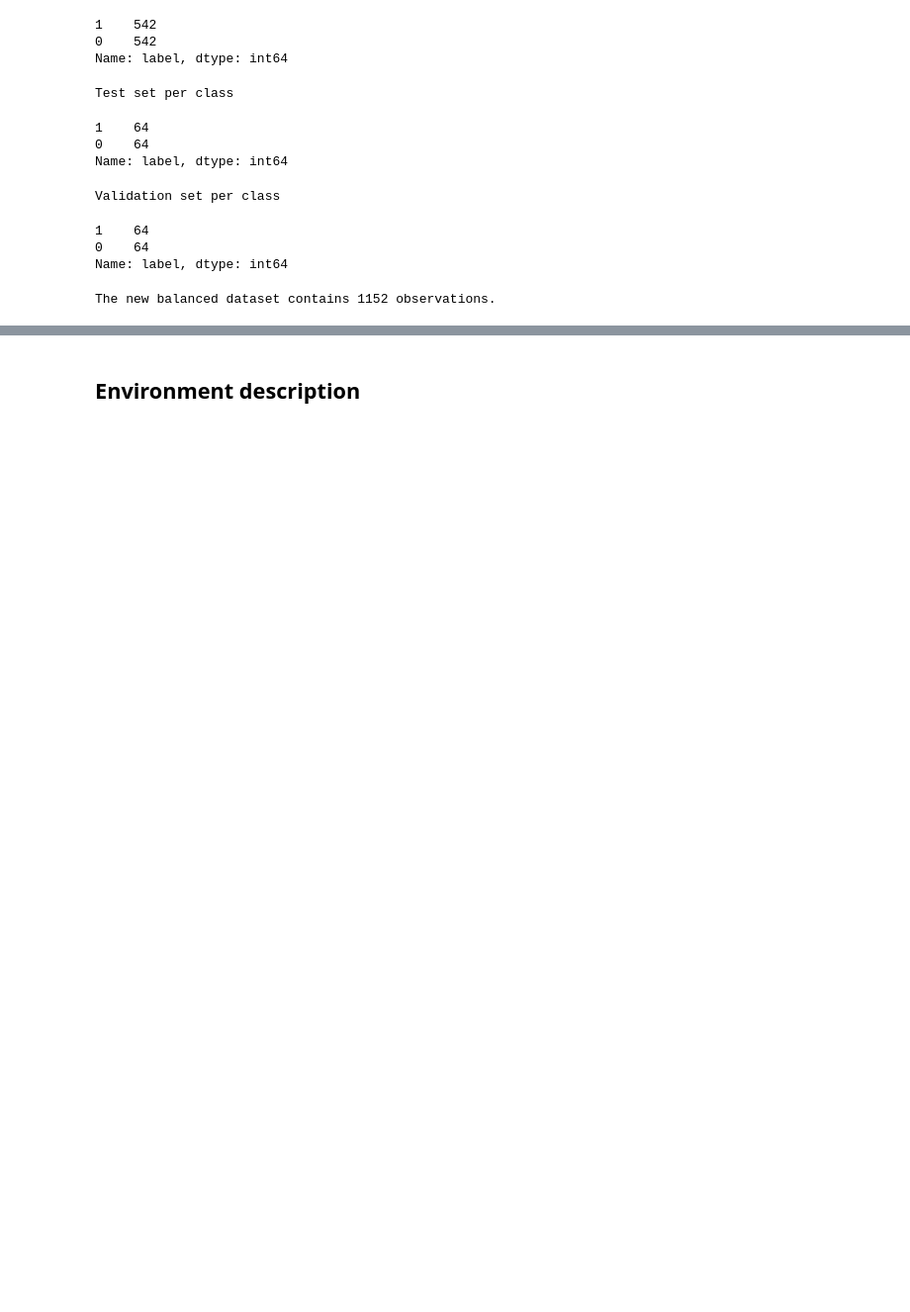
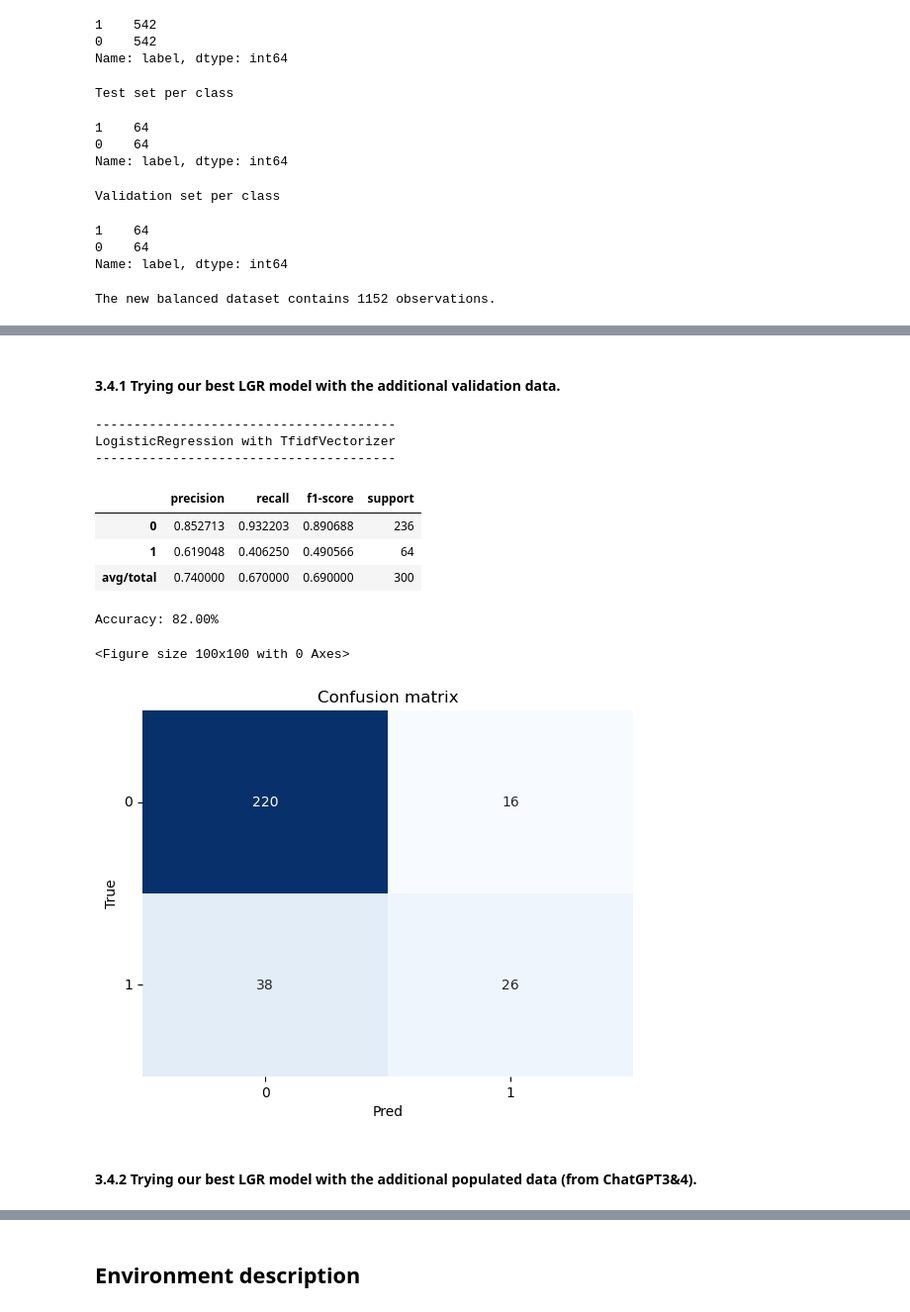
Before and after one commit to RitaGhilardi/Corporate_sustainability, a Jupyter notebook: Companies_sustainability.ipynb, the cells around one changed output, grey strips where cells are left out. Shown at 99% size. Saved outputs shown, nothing was run; the diff lists cells and outputs as text; code cells hidden in the pictures; blank space fills up the shorter version.

```diff
--- a/Companies_sustainability.ipynb
+++ b/Companies_sustainability.ipynb
@@ -572,0 +790,26 @@ The new balanced dataset contains 1152 observations.
+# %%
+X_chatgpt_train, y_chatgpt_train = claims_gpt_df['text'], claims_gpt_df['label']
+
+# Concatenate the train, validation and env_claims sets
+X_train_val = pd.concat([X_train, X_val])
+y_train_val = pd.concat([y_train, y_val])
+X_train_pop = pd.concat([X_train, X_chatgpt_train])
+y_train_pop = pd.concat([y_train, y_chatgpt_train])
+X_train_val_pop = pd.concat([X_train, X_val, X_chatgpt_train])
+y_train_val_pop = pd.concat([y_train, y_val, y_chatgpt_train])
+
+# Print the number of observations per class
+print(Colors.OKBLUE + "\nTrain set per class" + Colors.ENDC)
+display(y_train.value_counts())
+
+# Print the number of observations per class
+print(Colors.OKBLUE + "\nTrain set with populated claims" + Colors.ENDC)
+display(y_train_pop.value_counts())
+
+# Print the number of observations per class
+print(Colors.OKBLUE + "\nTrain set with validation claims" + Colors.ENDC)
+display(y_train_val.value_counts())
+
+# Print the number of observations per class
+print(Colors.OKBLUE + "\nTrain set with validation and populated claims" + Colors.ENDC)
+display(y_train_val_pop.value_counts())
@@ -572,0 +833,18 @@ The new balanced dataset contains 1152 observations.
+# %% [markdown]
+#### 3.4.1 Trying our best LGR model with the additional validation data.
+# %%
+# Evaluating the performance of the validated data
+y_pred_clf_tfidf_val, y_score_clf_tfidf_val = evaluate_model(vectorizer_tuned, clf_tuned, X_train_val, y_train_val, X_test, y_test)
+# %% [output]
+---------------------------------------
+LogisticRegression with TfidfVectorizer
+---------------------------------------
+|  | precision | recall | f1-score | support |
+| 0 | 0.852713 | 0.932203 | 0.890688 | 236 |
+| 1 | 0.619048 | 0.406250 | 0.490566 | 64 |
+| avg/total | 0.740000 | 0.670000 | 0.690000 | 300 |
+Accuracy: 82.00%
+<Figure size 100x100 with 0 Axes>
+[figure, added]
+# %% [markdown]
+#### 3.4.2 Trying our best LGR model with the additional populated data (from ChatGPT3&4).
```
Also changed, not shown: parts of 40 cells of this notebook.
